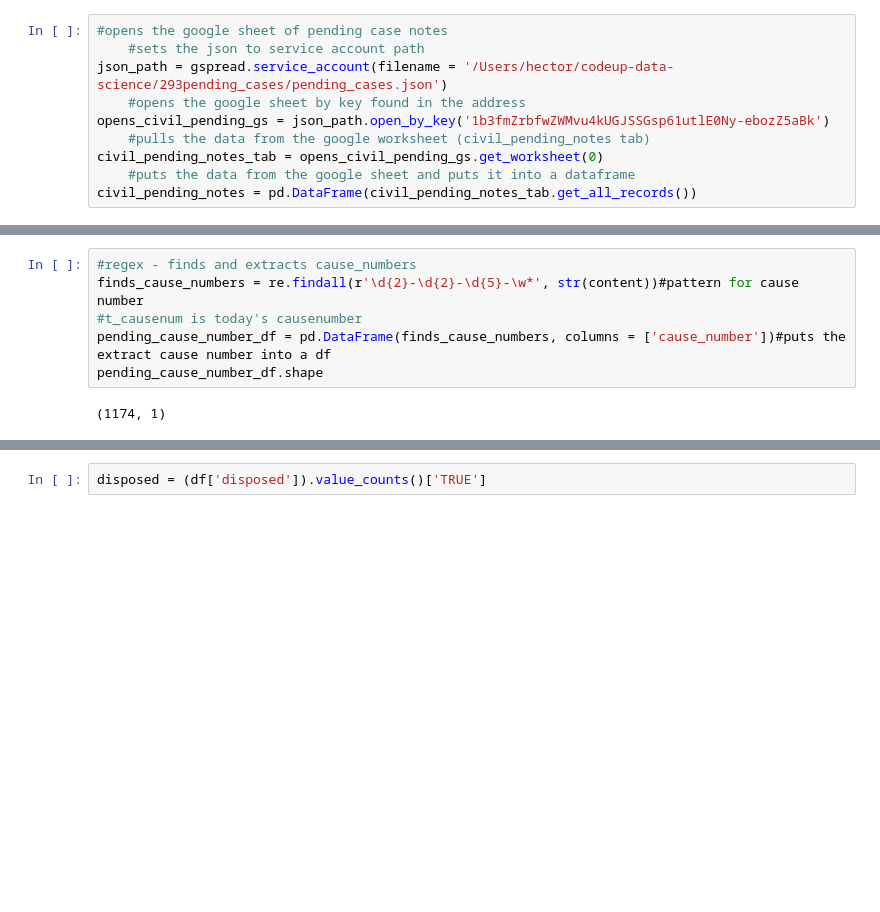
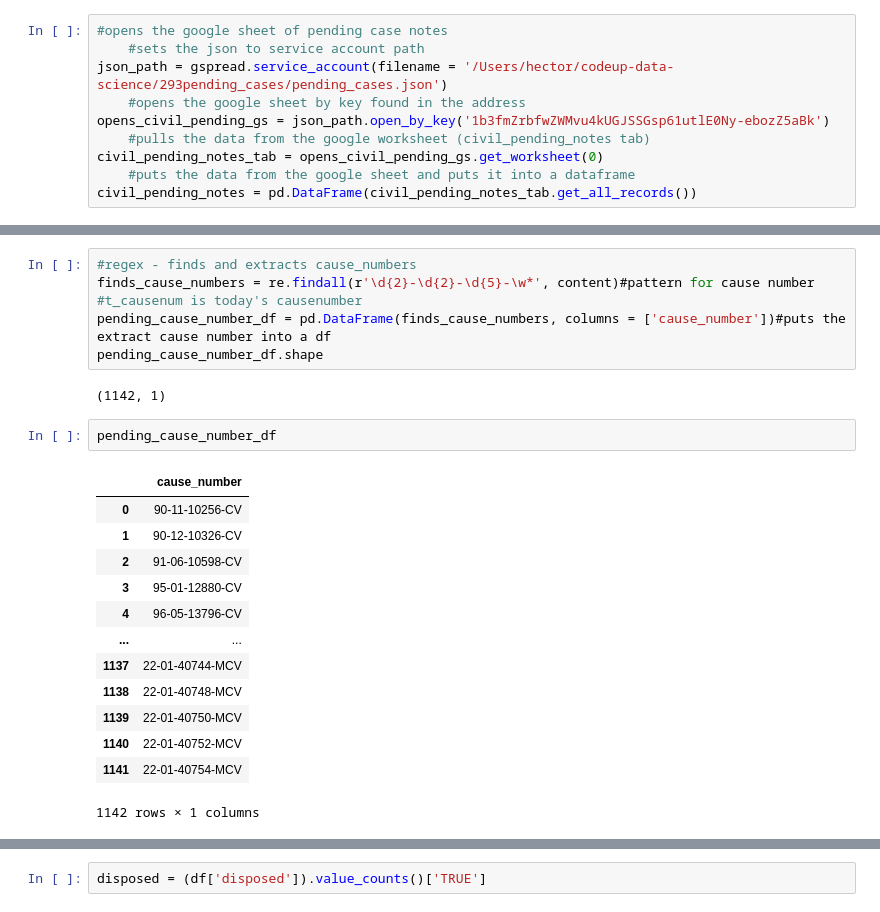
Before and after one commit to District-Court-293rd/293rd_pending_cases, a Jupyter notebook: cause_number.ipynb, the cells around one changed output, grey strips where cells are left out. Drawn from its saved outputs; the diff is of its cells as text; blank space fills up the shorter version.

```diff
--- a/cause_number.ipynb
+++ b/cause_number.ipynb
@@ -70,12 +104,28 @@ NotebookApp.iopub_data_rate_limit=1000000.0 (bytes/sec)
 NotebookApp.rate_limit_window=3.0 (secs)
 # %%
 #regex - finds and extracts cause_numbers
-finds_cause_numbers = re.findall(r'\d{2}-\d{2}-\d{5}-\w*', str(content))#pattern for cause number
+finds_cause_numbers = re.findall(r'\d{2}-\d{2}-\d{5}-\w*', content)#pattern for cause number
 #t_causenum is today's causenumber
 pending_cause_number_df = pd.DataFrame(finds_cause_numbers, columns = ['cause_number'])#puts the extract cause number into a df
 pending_cause_number_df.shape
 # %% [output]
-(1174, 1)
+(1142, 1)
+# %%
+pending_cause_number_df
+# %% [output]
+|  | cause_number |
+| 0 | 90-11-10256-CV |
+| 1 | 90-12-10326-CV |
+| 2 | 91-06-10598-CV |
+| 3 | 95-01-12880-CV |
+| 4 | 96-05-13796-CV |
+| ... | ... |
+| 1137 | 22-01-40744-MCV |
+| 1138 | 22-01-40748-MCV |
+| 1139 | 22-01-40750-MCV |
+| 1140 | 22-01-40752-MCV |
+| 1141 | 22-01-40754-MCV |
+1142 rows × 1 columns
 # %%
 #adds both lists together in order to search for dups later
 df = civil_pending_notes.append(pd.DataFrame(pending_cause_number_df, columns=['cause_number']), ignore_index=True)
```
Also changed, not shown: parts of 11 cells of this notebook, 1 other file.
